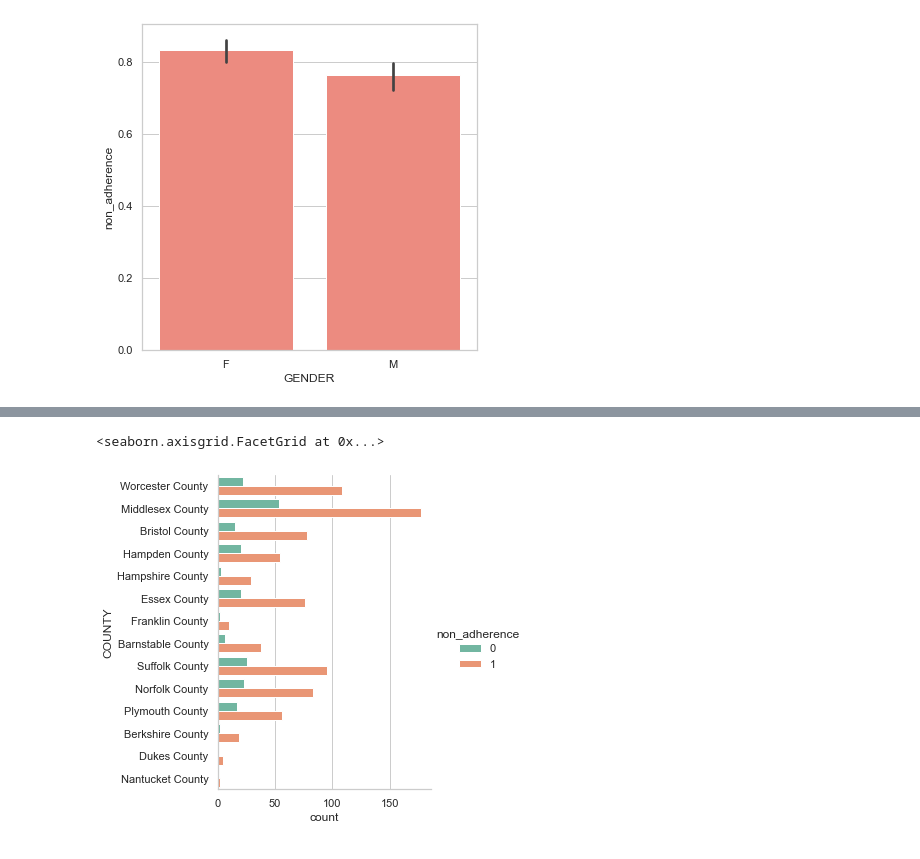
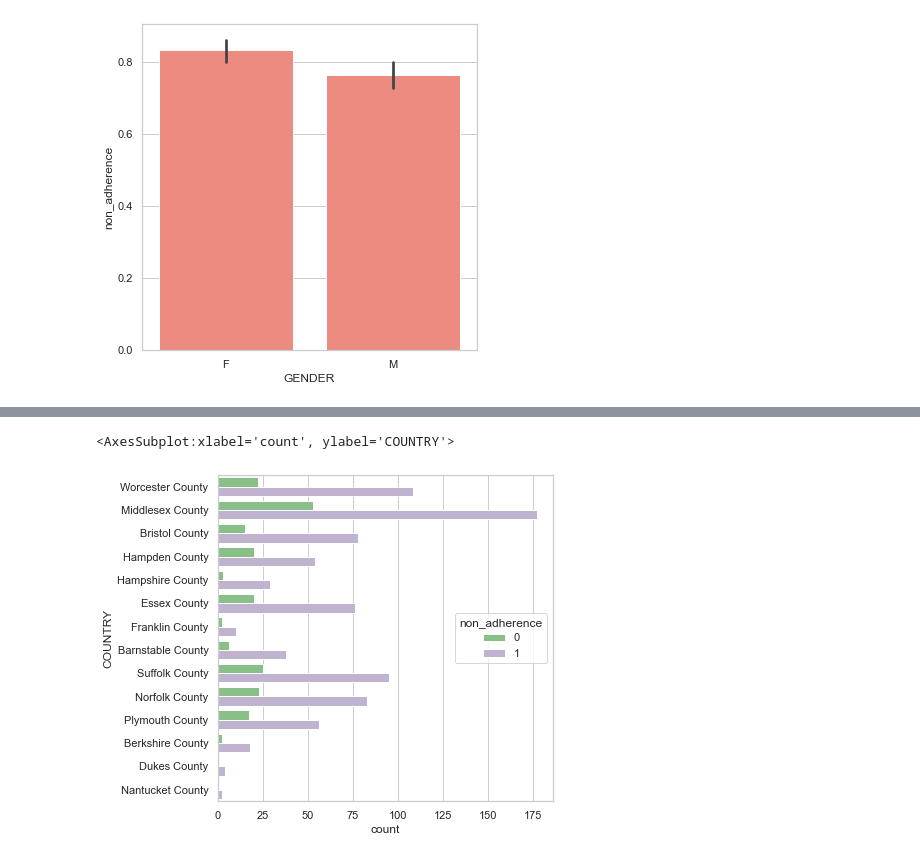
Before and after one commit to shivaamm/Bytecoders-Stratethon, a Jupyter notebook: Jupyter Notebooks/Data-anaytics.ipynb, the cells around one changed output, grey strips where cells are left out. Drawn from its saved outputs; the diff is of its cells as text; code cells hidden in the pictures.

Commit message:
data_analytics_2

```diff
--- a/Jupyter Notebooks/Data-anaytics.ipynb
+++ b/Jupyter Notebooks/Data-anaytics.ipynb
@@ -12,6 +13,7 @@ pd.options.mode.chained_assignment = None  # default='warn'
 # %%
 patients = pd.read_csv('../myCSV/modified_patients.csv')
 print('Total shape : ',patients.shape)
+patients.rename(columns = {'COUNTY':'COUNTRY'}, inplace = True)
 patients.head()
 # %% [output]
 Total shape :  (1171, 15)
@@ -23,0 +28,8 @@ Total shape :  (1171, 15)
+# %%
+def age(born):
+    born = datetime.strptime(born, "%Y-%m-%d").date()
+    today = date.today()
+    return today.year - born.year - ((today.month, today.day) < (born.month, born.day))
+# %%
+patients['Age'] = patients['BIRTHDATE'].apply(age)
+patients[['BIRTHDATE','Age']].head()
@@ -24,4 +43,5 @@ Total shape :  (1171, 15)
 # %%
+patients.drop('BIRTHDATE',axis = 1 , inplace = True)
 patients.isnull().sum()
 # %% [output]
 Id                      0
@@ -134,8 +163,8 @@ sns.catplot(x="non_adherence", y="HEALTHCARE_EXPENSES", data=train,palette="Set1
 # %%
 fig, ax = plt.subplots(figsize=(6, 6))
 sns.set_theme(style="whitegrid")
-sns.catplot(y="COUNTY", kind="count", palette="Set2", data=train,hue = "non_adherence",ax=ax)
-# Maximum patients are from Middlesex County
+sns.countplot(data=train, y='COUNTRY', hue='non_adherence',palette="Accent")
+# Maximum patients are from Middlesex COUNTRY
 # %% [output]
-<seaborn.axisgrid.FacetGrid at 0x...>
+<AxesSubplot:xlabel='count', ylabel='COUNTRY'>
-[figure, old version]
+[figure, new version]
```
Also changed, not shown: parts of 65 cells of this notebook, 1 other file.
